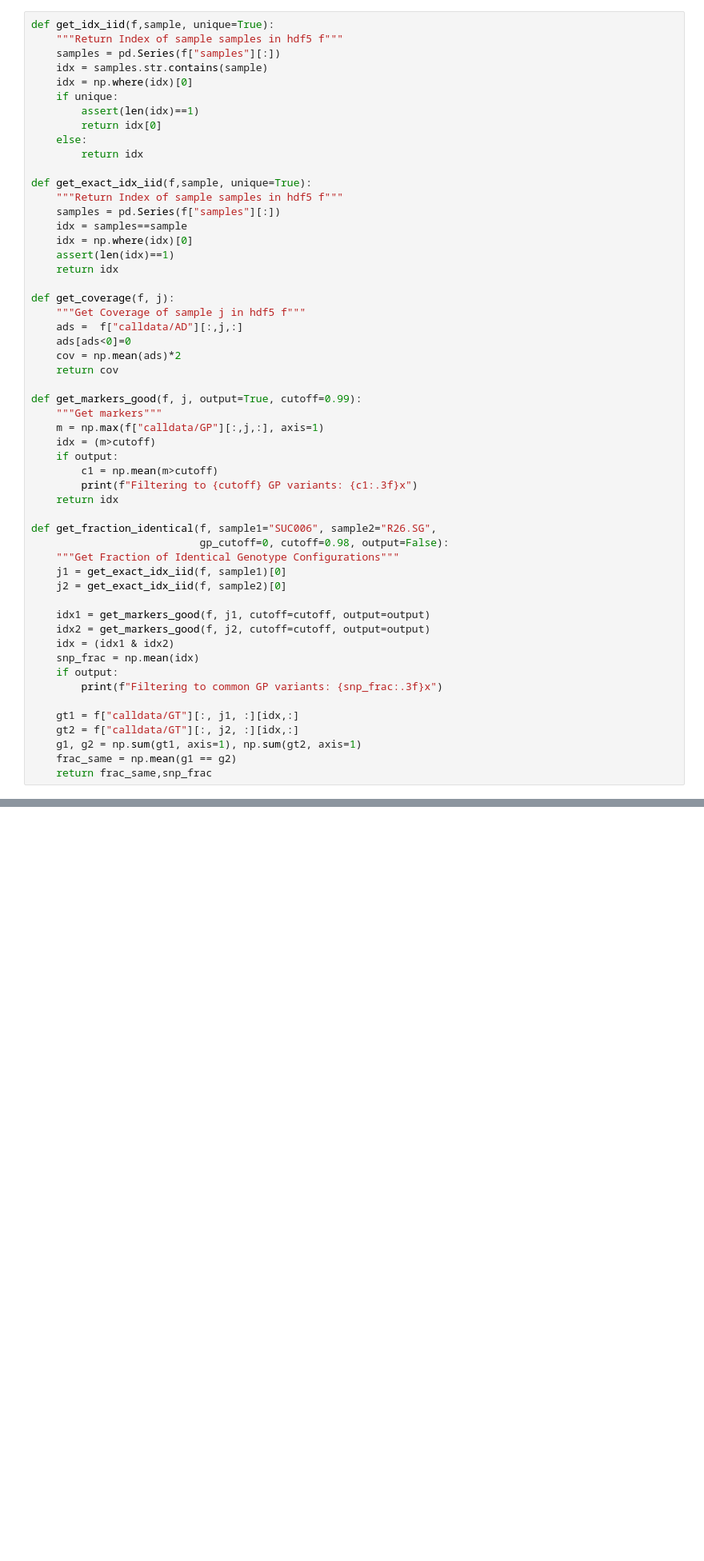
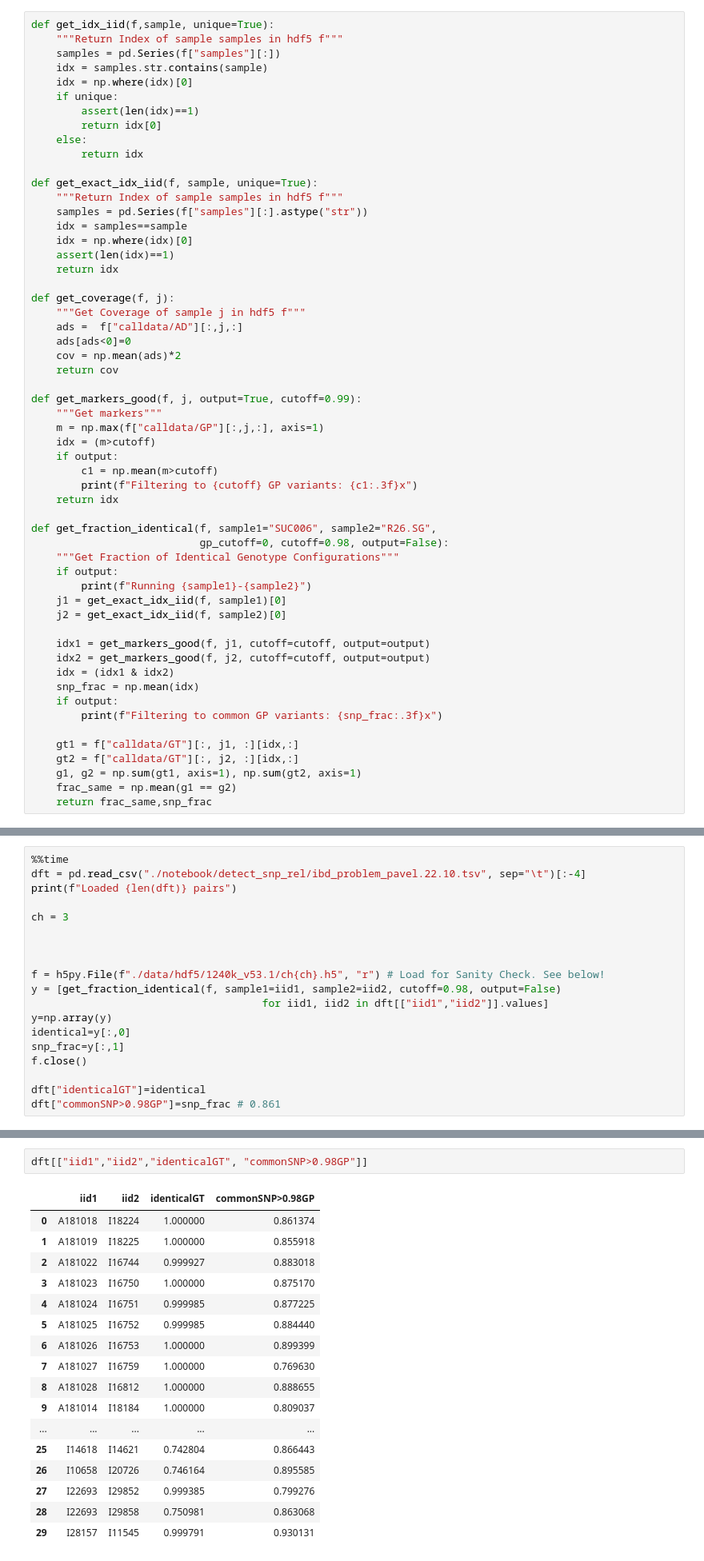
Before and after one commit to hringbauer/ancIBD, a Jupyter notebook: notebook/detect_snp_rel/detect_identical.ipynb, the cells around one changed output, grey strips where cells are left out. Shown at 80% size. Saved outputs shown, nothing was run; the diff lists cells and outputs as text; blank space fills up the shorter version.

```diff
--- a/notebook/detect_snp_rel/detect_identical.ipynb
+++ b/notebook/detect_snp_rel/detect_identical.ipynb
@@ -42,9 +42,9 @@ def get_idx_iid(f,sample, unique=True):
     else:
         return idx
 
-def get_exact_idx_iid(f,sample, unique=True):
+def get_exact_idx_iid(f, sample, unique=True):
     """Return Index of sample samples in hdf5 f"""
-    samples = pd.Series(f["samples"][:])
+    samples = pd.Series(f["samples"][:].astype("str"))
     idx = samples==sample
     idx = np.where(idx)[0]
     assert(len(idx)==1)
@@ -69,6 +69,8 @@ def get_markers_good(f, j, output=True, cutoff=0.99):
 def get_fraction_identical(f, sample1="SUC006", sample2="R26.SG",
                            gp_cutoff=0, cutoff=0.98, output=False):
     """Get Fraction of Identical Genotype Configurations"""
+    if output:
+        print(f"Running {sample1}-{sample2}")
     j1 = get_exact_idx_iid(f, sample1)[0]
     j2 = get_exact_idx_iid(f, sample2)[0]
 
@@ -144,0 +149,19 @@ plt.show()
+# %%
+%%time
+dft = pd.read_csv("./notebook/detect_snp_rel/ibd_problem_pavel.22.10.tsv", sep="\t")[:-4]
+print(f"Loaded {len(dft)} pairs")
+
+ch = 3
+
+
+
+f = h5py.File(f"./data/hdf5/1240k_v53.1/ch{ch}.h5", "r") # Load for Sanity Check. See below!
+y = [get_fraction_identical(f, sample1=iid1, sample2=iid2, cutoff=0.98, output=False)
+                                     for iid1, iid2 in dft[["iid1","iid2"]].values]
+y=np.array(y)
+identical=y[:,0]
+snp_frac=y[:,1]
+f.close()
+
+dft["identicalGT"]=identical
+dft["commonSNP>0.98GP"]=snp_frac # 0.861
@@ -144,0 +172,20 @@ plt.show()
+# %%
+dft[["iid1","iid2","identicalGT", "commonSNP>0.98GP"]]
+# %% [output]
+|  | iid1 | iid2 | identicalGT | commonSNP>0.98GP |
+| 0 | A181018 | I18224 | 1.000000 | 0.861374 |
+| 1 | A181019 | I18225 | 1.000000 | 0.855918 |
+| 2 | A181022 | I16744 | 0.999927 | 0.883018 |
+| 3 | A181023 | I16750 | 1.000000 | 0.875170 |
+| 4 | A181024 | I16751 | 0.999985 | 0.877225 |
+| 5 | A181025 | I16752 | 0.999985 | 0.884440 |
+| 6 | A181026 | I16753 | 1.000000 | 0.899399 |
+| 7 | A181027 | I16759 | 1.000000 | 0.769630 |
+| 8 | A181028 | I16812 | 1.000000 | 0.888655 |
+| 9 | A181014 | I18184 | 1.000000 | 0.809037 |
+| ... | ... | ... | ... | ... |
+| 25 | I14618 | I14621 | 0.742804 | 0.866443 |
+| 26 | I10658 | I20726 | 0.746164 | 0.895585 |
+| 27 | I22693 | I29852 | 0.999385 | 0.799276 |
+| 28 | I22693 | I29858 | 0.750981 | 0.863068 |
+| 29 | I28157 | I11545 | 0.999791 | 0.930131 |
```
Also changed, not shown: parts of 5 cells of this notebook, 3 other files.
